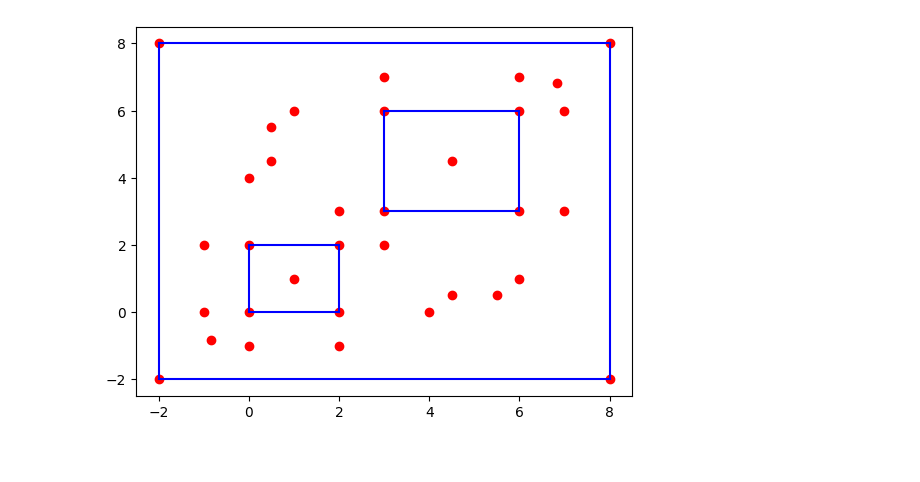
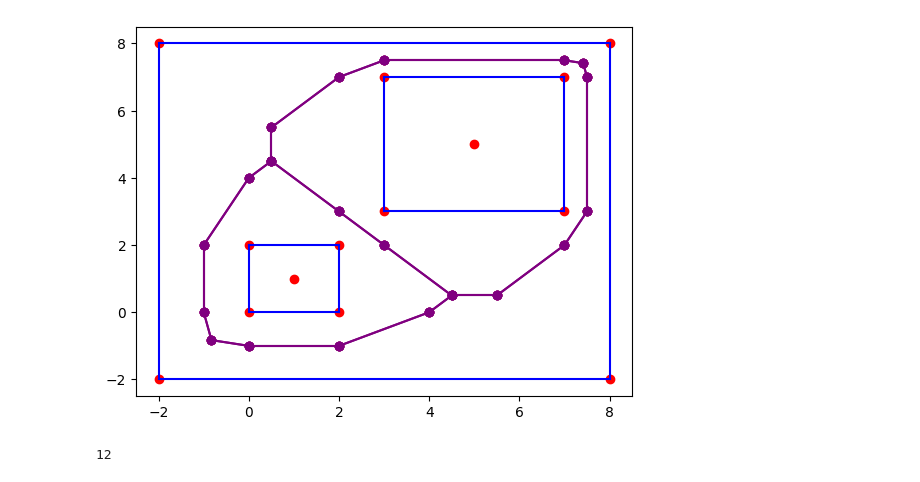
Before and after one commit to nicolazilio0/MAPF, a Jupyter notebook: path_planning/src/voronoi.ipynb, the cells around one changed output. Cells and saved outputs as stored; diff of their text form; code cells hidden in the pictures.

```diff
--- a/path_planning/src/voronoi.ipynb
+++ b/path_planning/src/voronoi.ipynb
@@ -29,36 +24,49 @@ def delete_vertex(vertex, obstacles):
             break
     return dlt_veretx
 # %%
-obstacles = [[[-2,-2],[8,-2], [8,8], [-2,8]],[[0,0],[2,0], [2,2], [0,2]],[[3,3],[6,3], [6,6], [3,6]]]
+obstacles = [[[-2,-2],[8,-2], [8,8], [-2,8]],[[0,0],[2,0], [2,2], [0,2]],[[3,3],[7,3], [7,7], [3,7]]]
 # %%
 segments = []
 # %%
 for obstacle in obstacles:
     for ix in range(0,len(obstacle)-1):
         p1 = obstacle[ix]
         p2 = obstacle[ix+1]
         plt.plot([p1[0],p2[0]], [p1[1],p2[1]],  color = 'blue')
         segments.append(Segment(Point(p1[0],p1[1]),Point(p2[0],p2[1])))
 
     p1 = obstacle[0]
     p2 = obstacle[-1]
     plt.plot([p1[0],p2[0]], [p1[1],p2[1]],  color = 'blue')
     segments.append(Segment(Point(p1[0],p1[1]),Point(p2[0],p2[1])))
 
 diagram = Diagram()
 diagram.construct([], segments)
 
+for vertex in diagram.vertices:
+    plt.scatter(vertex.x, vertex.y, color='red')
+
 filtered_edges = [edge for edge in diagram.edges if edge.is_finite and edge.is_primary]
+final_edges = []
 
 for edge in filtered_edges:
     start = edge.start
     end = edge.end
 
     if delete_vertex(start, obstacles) or delete_vertex(end, obstacles):
         pass
     else:
-        plt.plot([start.x, end.x],[start.y, end.y], color='blue')
+        final_edges.append(edge)
+        plt.plot([start.x, end.x],[start.y, end.y], color='purple')
+        plt.scatter([start.x, end.x],[start.y, end.y], color='purple')
+        # plt.plot([start.x, end.x],[start.y, end.y])
+        # plt.scatter([start.x, end.x],[start.y, end.y])
+
 
 plt.show()
 # %% [output]
-[figure, old version]
+[figure, new version]
+# %%
+len(segments)
+# %% [output]
+12
```
Also changed, not shown: parts of 4 cells of this notebook.
